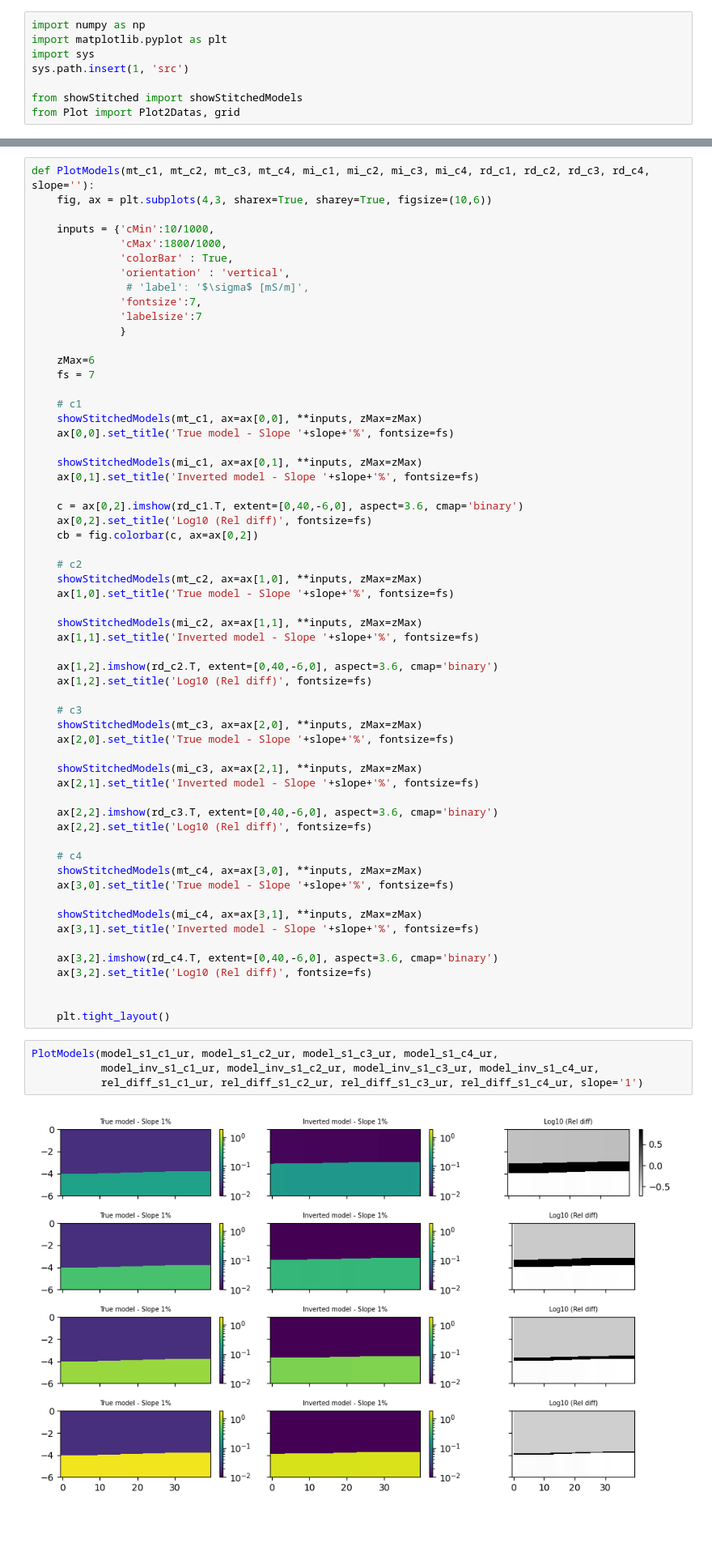
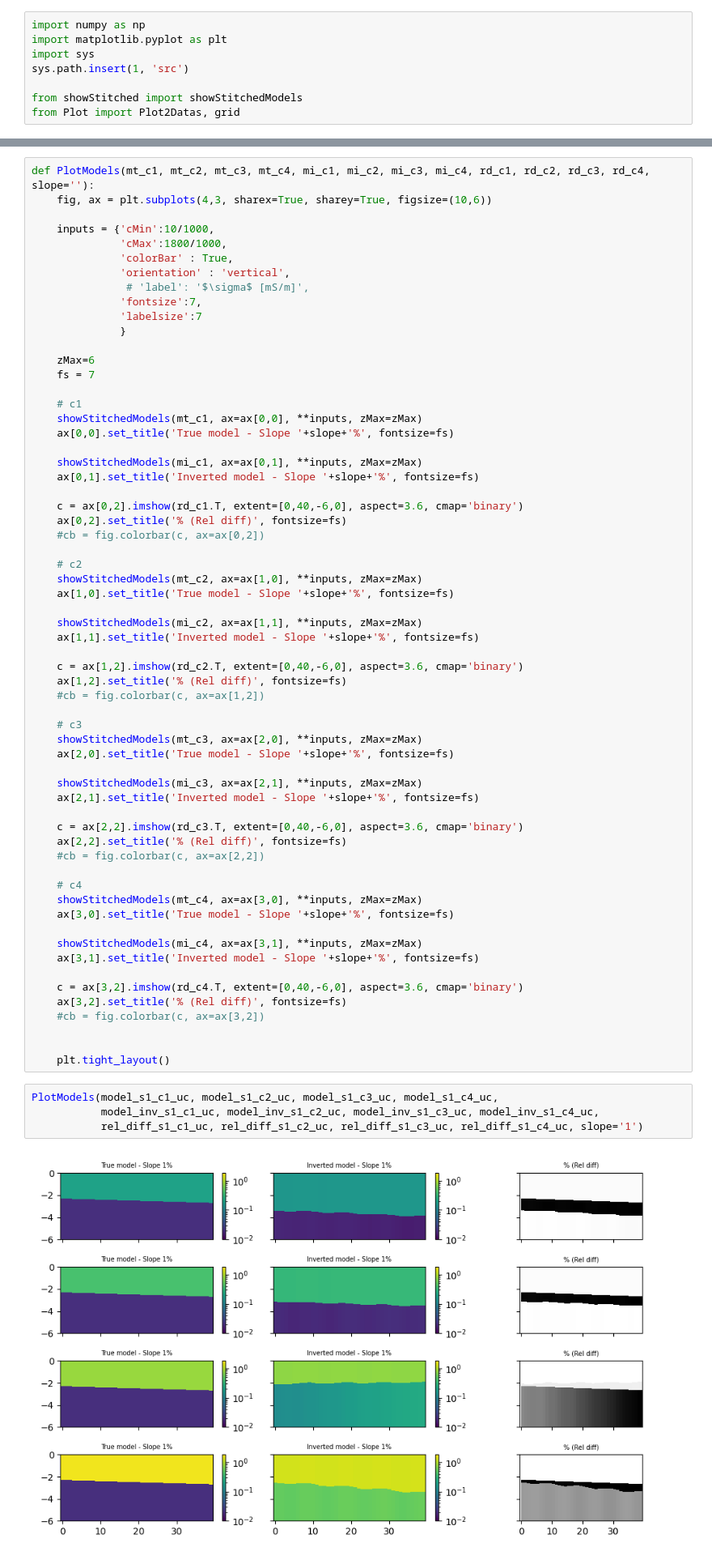
Before and after one commit to mariacarrizo/FDEM_LCI_PWI, a Jupyter notebook: 5_PlotResults.ipynb, the cells around one changed output, grey strips where cells are left out. Shown at 81% size. Cells and saved outputs as stored; diff of their text form; blank space fills up the shorter version.

Commit message:
added upper resistive models

```diff
--- a/5_PlotResults.ipynb
+++ b/5_PlotResults.ipynb
@@ -227,8 +375,8 @@ def PlotModels(mt_c1, mt_c2, mt_c3, mt_c4, mi_c1, mi_c2, mi_c3, mi_c4, rd_c1, rd
     ax[0,1].set_title('Inverted model - Slope '+slope+'%', fontsize=fs)
 
     c = ax[0,2].imshow(rd_c1.T, extent=[0,40,-6,0], aspect=3.6, cmap='binary')
-    ax[0,2].set_title('Log10 (Rel diff)', fontsize=fs)
-    cb = fig.colorbar(c, ax=ax[0,2])
+    ax[0,2].set_title('% (Rel diff)', fontsize=fs)
+    #cb = fig.colorbar(c, ax=ax[0,2])
 
     # c2
     showStitchedModels(mt_c2, ax=ax[1,0], **inputs, zMax=zMax)
@@ -237,8 +385,9 @@ def PlotModels(mt_c1, mt_c2, mt_c3, mt_c4, mi_c1, mi_c2, mi_c3, mi_c4, rd_c1, rd
     showStitchedModels(mi_c2, ax=ax[1,1], **inputs, zMax=zMax)
     ax[1,1].set_title('Inverted model - Slope '+slope+'%', fontsize=fs)
 
-    ax[1,2].imshow(rd_c2.T, extent=[0,40,-6,0], aspect=3.6, cmap='binary')
-    ax[1,2].set_title('Log10 (Rel diff)', fontsize=fs)
+    c = ax[1,2].imshow(rd_c2.T, extent=[0,40,-6,0], aspect=3.6, cmap='binary')
+    ax[1,2].set_title('% (Rel diff)', fontsize=fs)
+    #cb = fig.colorbar(c, ax=ax[1,2])
 
     # c3
     showStitchedModels(mt_c3, ax=ax[2,0], **inputs, zMax=zMax)
@@ -247,8 +396,9 @@ def PlotModels(mt_c1, mt_c2, mt_c3, mt_c4, mi_c1, mi_c2, mi_c3, mi_c4, rd_c1, rd
     showStitchedModels(mi_c3, ax=ax[2,1], **inputs, zMax=zMax)
     ax[2,1].set_title('Inverted model - Slope '+slope+'%', fontsize=fs)
 
-    ax[2,2].imshow(rd_c3.T, extent=[0,40,-6,0], aspect=3.6, cmap='binary')
-    ax[2,2].set_title('Log10 (Rel diff)', fontsize=fs)
+    c = ax[2,2].imshow(rd_c3.T, extent=[0,40,-6,0], aspect=3.6, cmap='binary')
+    ax[2,2].set_title('% (Rel diff)', fontsize=fs)
+    #cb = fig.colorbar(c, ax=ax[2,2])
 
     # c4
     showStitchedModels(mt_c4, ax=ax[3,0], **inputs, zMax=zMax)
@@ -257,17 +407,18 @@ def PlotModels(mt_c1, mt_c2, mt_c3, mt_c4, mi_c1, mi_c2, mi_c3, mi_c4, rd_c1, rd
     showStitchedModels(mi_c4, ax=ax[3,1], **inputs, zMax=zMax)
     ax[3,1].set_title('Inverted model - Slope '+slope+'%', fontsize=fs)
 
-    ax[3,2].imshow(rd_c4.T, extent=[0,40,-6,0], aspect=3.6, cmap='binary')
-    ax[3,2].set_title('Log10 (Rel diff)', fontsize=fs)
+    c = ax[3,2].imshow(rd_c4.T, extent=[0,40,-6,0], aspect=3.6, cmap='binary')
+    ax[3,2].set_title('% (Rel diff)', fontsize=fs)
+    #cb = fig.colorbar(c, ax=ax[3,2])
 
 
     plt.tight_layout()
 # %%
-PlotModels(model_s1_c1_ur, model_s1_c2_ur, model_s1_c3_ur, model_s1_c4_ur,
-           model_inv_s1_c1_ur, model_inv_s1_c2_ur, model_inv_s1_c3_ur, model_inv_s1_c4_ur,
-           rel_diff_s1_c1_ur, rel_diff_s1_c2_ur, rel_diff_s1_c3_ur, rel_diff_s1_c4_ur, slope='1')
+PlotModels(model_s1_c1_uc, model_s1_c2_uc, model_s1_c3_uc, model_s1_c4_uc,
+           model_inv_s1_c1_uc, model_inv_s1_c2_uc, model_inv_s1_c3_uc, model_inv_s1_c4_uc,
+           rel_diff_s1_c1_uc, rel_diff_s1_c2_uc, rel_diff_s1_c3_uc, rel_diff_s1_c4_uc, slope='1')
 # %% [output]
-[figure, old version]
+[figure, new version]
 # %%
 PlotModels(model_s1_c1_uc, model_s1_c2_uc, model_s1_c3_uc, model_s1_c4_uc,
            model_inv_s1_c1_uc, model_inv_s1_c2_uc, model_inv_s1_c3_uc, model_inv_s1_c4_uc,
```
Also changed, not shown: parts of 15 cells of this notebook.
